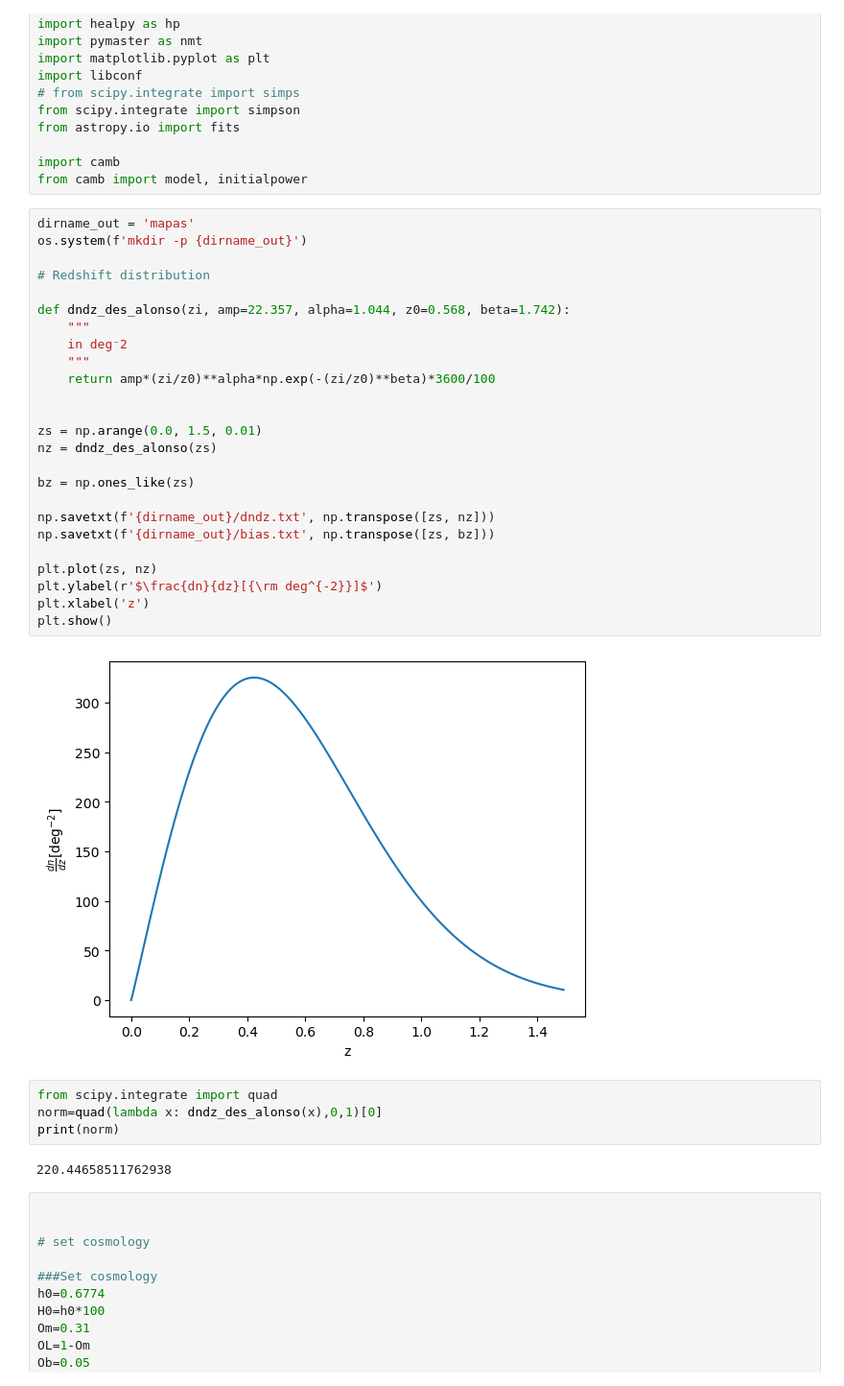
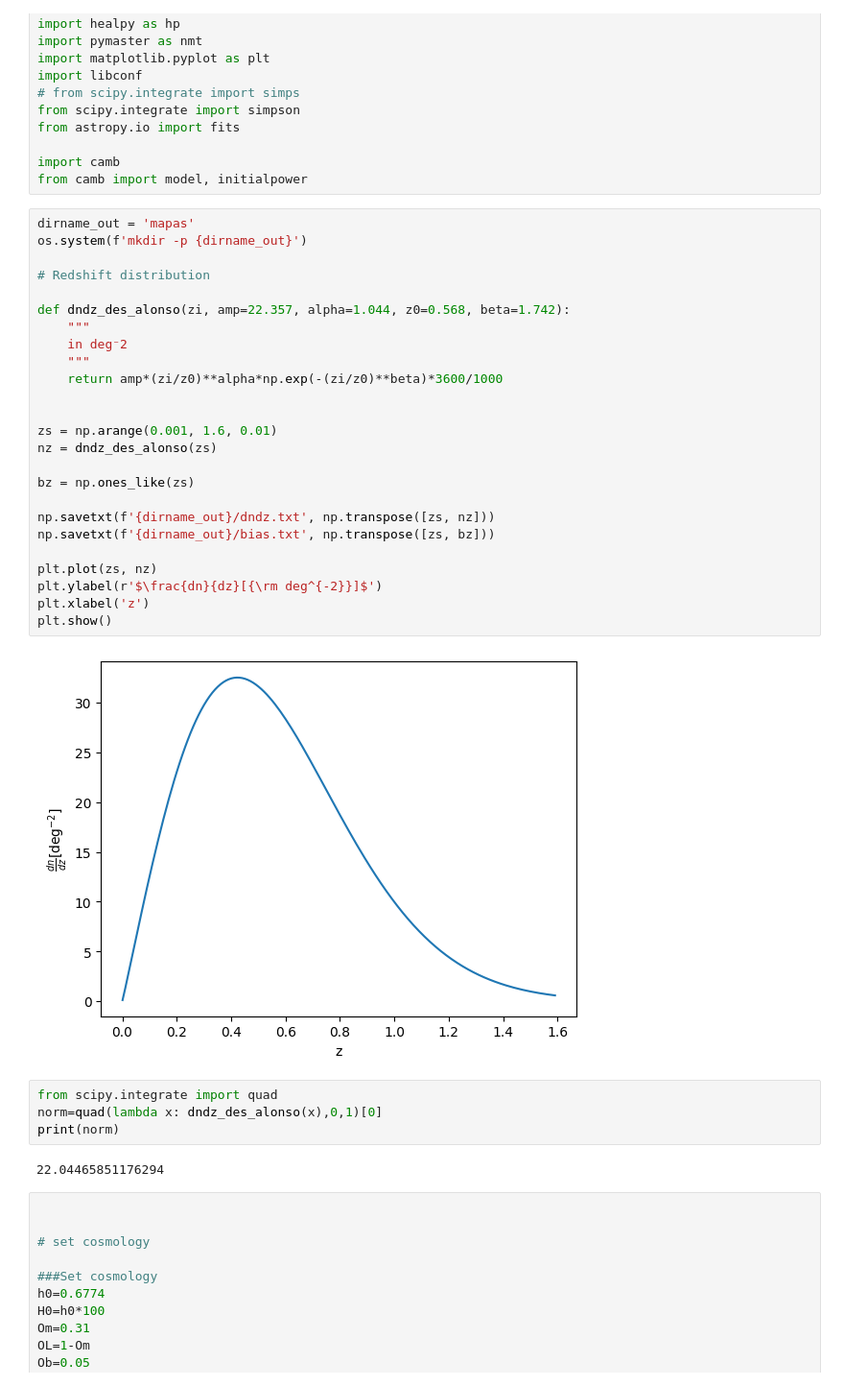
Before and after one commit to Roger-02/tese, a Jupyter notebook: testes_gal.ipynb, the cells around one changed output. Shown at 96% size. Drawn from its saved outputs; the diff is of its cells as text.

```diff
--- a/testes_gal.ipynb
+++ b/testes_gal.ipynb
@@ -15,36 +15,36 @@ from camb import model, initialpower
 # %%
 dirname_out = 'mapas'
 os.system(f'mkdir -p {dirname_out}')
 
 # Redshift distribution
 
 def dndz_des_alonso(zi, amp=22.357, alpha=1.044, z0=0.568, beta=1.742):
     """
     in deg⁻2
     """
-    return amp*(zi/z0)**alpha*np.exp(-(zi/z0)**beta)*3600/100
+    return amp*(zi/z0)**alpha*np.exp(-(zi/z0)**beta)*3600/1000
 
 
-zs = np.arange(0.0, 1.5, 0.01)
+zs = np.arange(0.001, 1.6, 0.01)
 nz = dndz_des_alonso(zs)
 
 bz = np.ones_like(zs)
 
 np.savetxt(f'{dirname_out}/dndz.txt', np.transpose([zs, nz]))
 np.savetxt(f'{dirname_out}/bias.txt', np.transpose([zs, bz]))
 
 plt.plot(zs, nz)
 plt.ylabel(r'$\frac{dn}{dz}[{\rm deg^{-2}}]$')
 plt.xlabel('z')
 plt.show()
 # %% [output]
-[figure, old version]
+[figure, new version]
 # %%
 from scipy.integrate import quad
 norm=quad(lambda x: dndz_des_alonso(x),0,1)[0]
 print(norm)
 # %% [output]
-220.44658511762938
+22.04465851176294
 # %%
 
 
```
Also changed, not shown: parts of 9 cells of this notebook, 2 other files.
